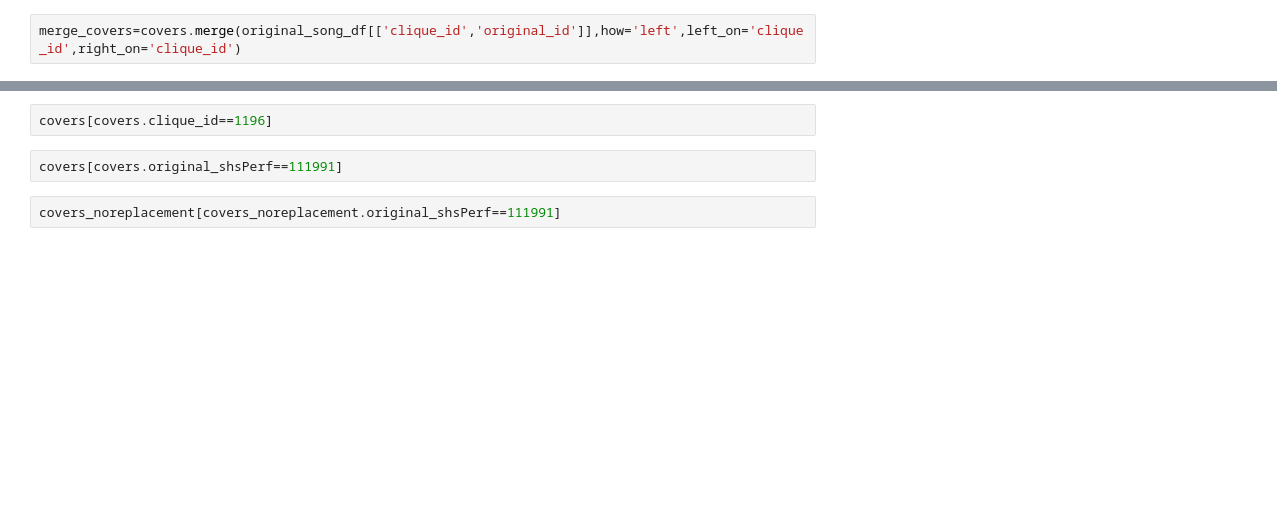
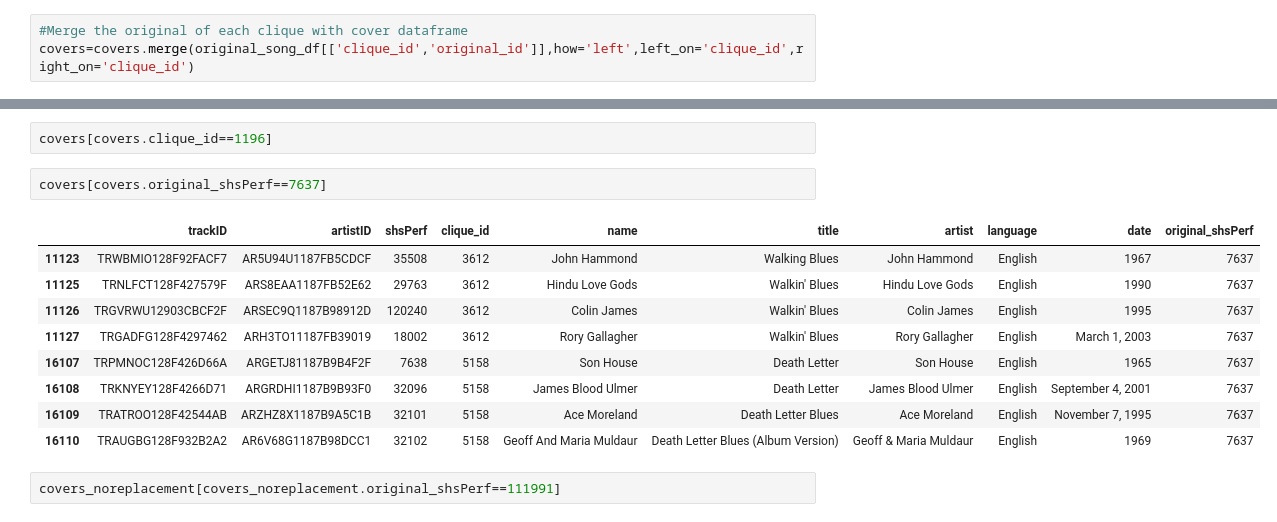
Before and after one commit to padesplaces/ada2017, a Jupyter notebook: project/Project Notebook.ipynb, the cells around one changed output, grey strips where cells are left out. Drawn from its saved outputs; the diff is of its cells as text; blank space fills up the shorter version.

Commit message:
New covers dataframe

```diff
--- a/project/Project Notebook.ipynb
+++ b/project/Project Notebook.ipynb
@@ -653,2 +644,3 @@ original_song_df.head()
 # %%
-merge_covers=covers.merge(original_song_df[['clique_id','original_id']],how='left',left_on='clique_id',right_on='clique_id')
+#Merge the original of each clique with cover dataframe
+covers=covers.merge(original_song_df[['clique_id','original_id']],how='left',left_on='clique_id',right_on='clique_id')
@@ -667,7 +675,17 @@ covers[covers.clique_id==1228]
 # %%
 covers[covers.clique_id==1196]
 # %%
-covers[covers.original_shsPerf==111991]
+covers[covers.original_shsPerf==7637]
+# %% [output]
+|  | trackID | artistID | shsPerf | clique_id | name | title | artist | language | date | original_shsPerf |
+| 11123 | TRWBMIO128F92FACF7 | AR5U94U1187FB5CDCF | 35508 | 3612 | John Hammond | Walking Blues | John Hammond | English | 1967 | 7637 |
+| 11125 | TRNLFCT128F427579F | ARS8EAA1187FB52E62 | 29763 | 3612 | Hindu Love Gods | Walkin' Blues | Hindu Love Gods | English | 1990 | 7637 |
+| 11126 | TRGVRWU12903CBCF2F | ARSEC9Q1187B98912D | 120240 | 3612 | Colin James | Walkin' Blues | Colin James | English | 1995 | 7637 |
+| 11127 | TRGADFG128F4297462 | ARH3TO11187FB39019 | 18002 | 3612 | Rory Gallagher | Walkin' Blues | Rory Gallagher | English | March 1, 2003 | 7637 |
+| 16107 | TRPMNOC128F426D66A | ARGETJ81187B9B4F2F | 7638 | 5158 | Son House | Death Letter | Son House | English | 1965 | 7637 |
+| 16108 | TRKNYEY128F4266D71 | ARGRDHI1187B9B93F0 | 32096 | 5158 | James Blood Ulmer | Death Letter | James Blood Ulmer | English | September 4, 2001 | 7637 |
+| 16109 | TRATROO128F42544AB | ARZHZ8X1187B9A5C1B | 32101 | 5158 | Ace Moreland | Death Letter Blues | Ace Moreland | English | November 7, 1995 | 7637 |
+| 16110 | TRAUGBG128F932B2A2 | AR6V68G1187B98DCC1 | 32102 | 5158 | Geoff And Maria Muldaur | Death Letter Blues (Album Version) | Geoff & Maria Muldaur | English | 1969 | 7637 |
 # %%
 covers_noreplacement[covers_noreplacement.original_shsPerf==111991]
 # %%
```
Also changed, not shown: parts of 7 cells of this notebook, 3 other files.
